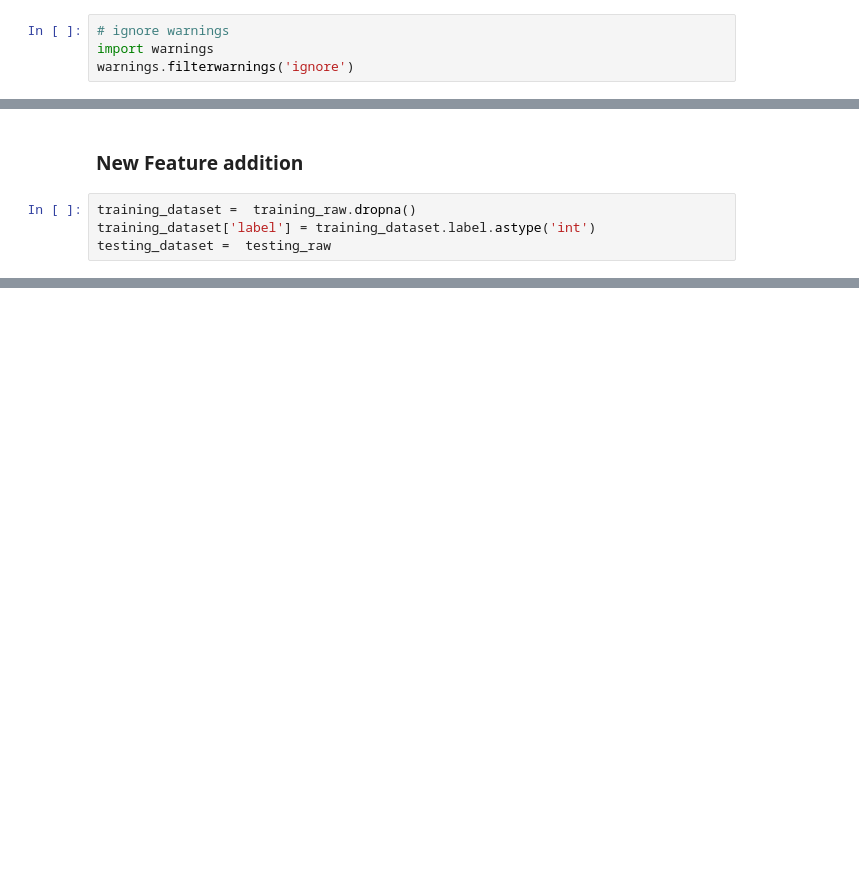
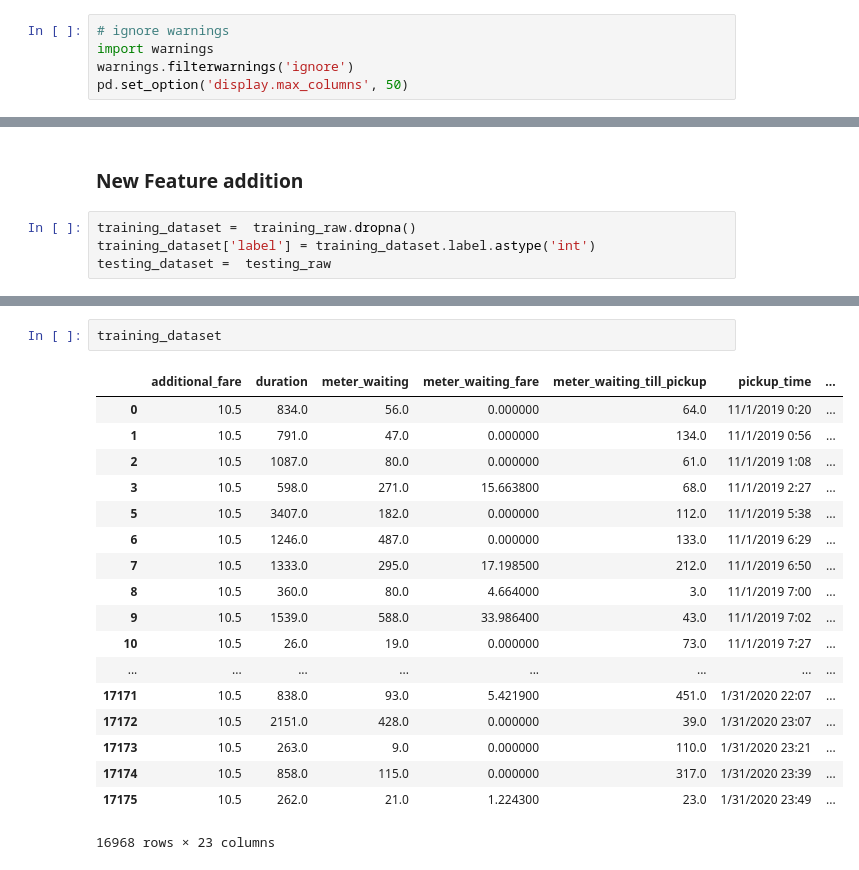
Before and after one commit to ShehanIshanka/ride-fare-classification, a Jupyter notebook: notebook-2.ipynb, the cells around one changed output, grey strips where cells are left out. Drawn from its saved outputs; the diff is of its cells as text; blank space fills up the shorter version.

```diff
--- a/notebook-2.ipynb
+++ b/notebook-2.ipynb
@@ -15,3 +15,4 @@ from sklearn.metrics import precision_recall_fscore_support
 # ignore warnings
 import warnings
 warnings.filterwarnings('ignore')
+pd.set_option('display.max_columns', 50)
@@ -45,0 +76,21 @@ add_new_features(training_dataset)
+# %%
+training_dataset
+# %% [output]
+|  | additional_fare | duration | meter_waiting | meter_waiting_fare | meter_waiting_till_pickup | pickup_time | ... |
+| 0 | 10.5 | 834.0 | 56.0 | 0.000000 | 64.0 | 11/1/2019 0:20 | ... |
+| 1 | 10.5 | 791.0 | 47.0 | 0.000000 | 134.0 | 11/1/2019 0:56 | ... |
+| 2 | 10.5 | 1087.0 | 80.0 | 0.000000 | 61.0 | 11/1/2019 1:08 | ... |
+| 3 | 10.5 | 598.0 | 271.0 | 15.663800 | 68.0 | 11/1/2019 2:27 | ... |
+| 5 | 10.5 | 3407.0 | 182.0 | 0.000000 | 112.0 | 11/1/2019 5:38 | ... |
+| 6 | 10.5 | 1246.0 | 487.0 | 0.000000 | 133.0 | 11/1/2019 6:29 | ... |
+| 7 | 10.5 | 1333.0 | 295.0 | 17.198500 | 212.0 | 11/1/2019 6:50 | ... |
+| 8 | 10.5 | 360.0 | 80.0 | 4.664000 | 3.0 | 11/1/2019 7:00 | ... |
+| 9 | 10.5 | 1539.0 | 588.0 | 33.986400 | 43.0 | 11/1/2019 7:02 | ... |
+| 10 | 10.5 | 26.0 | 19.0 | 0.000000 | 73.0 | 11/1/2019 7:27 | ... |
+| ... | ... | ... | ... | ... | ... | ... | ... |
+| 17171 | 10.5 | 838.0 | 93.0 | 5.421900 | 451.0 | 1/31/2020 22:07 | ... |
+| 17172 | 10.5 | 2151.0 | 428.0 | 0.000000 | 39.0 | 1/31/2020 23:07 | ... |
+| 17173 | 10.5 | 263.0 | 9.0 | 0.000000 | 110.0 | 1/31/2020 23:21 | ... |
+| 17174 | 10.5 | 858.0 | 115.0 | 0.000000 | 317.0 | 1/31/2020 23:39 | ... |
+| 17175 | 10.5 | 262.0 | 21.0 | 1.224300 | 23.0 | 1/31/2020 23:49 | ... |
+16968 rows × 23 columns
```
Also changed, not shown: parts of 40 cells of this notebook.
